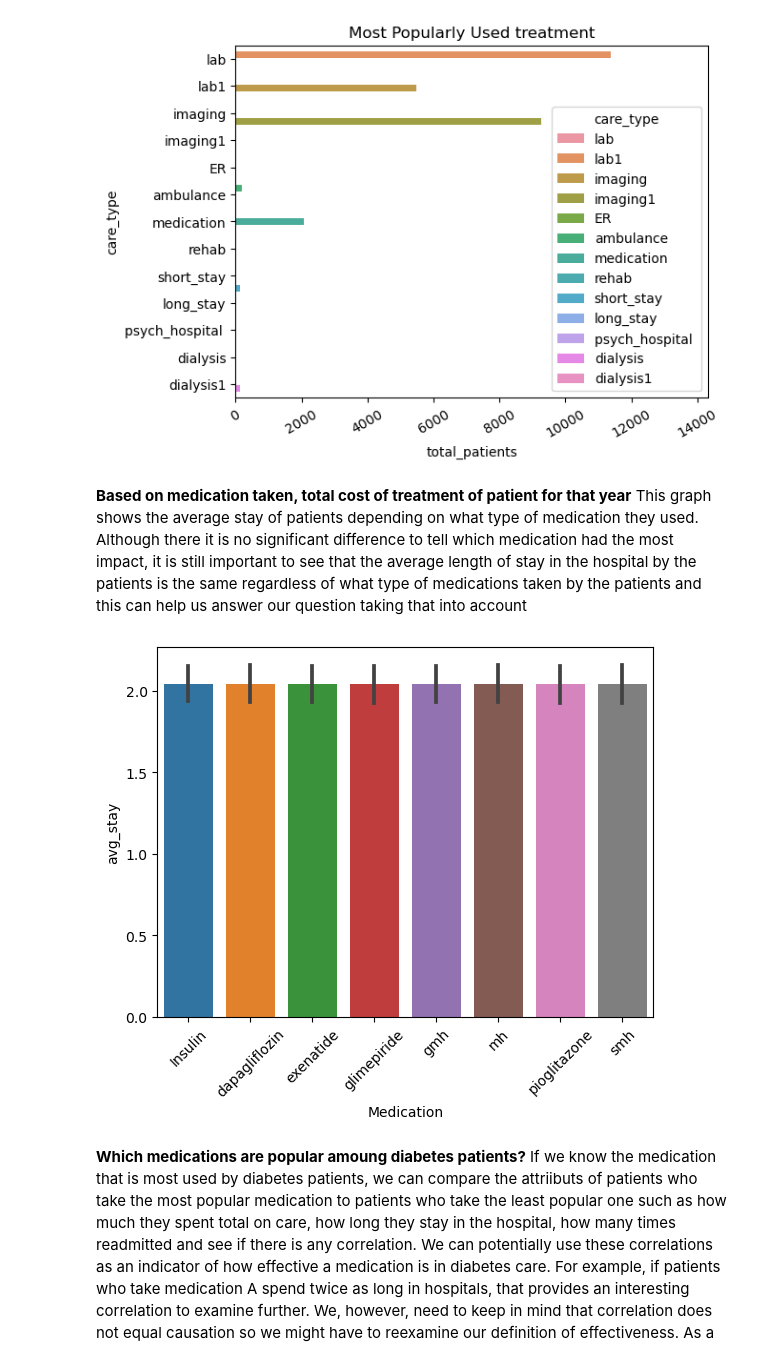
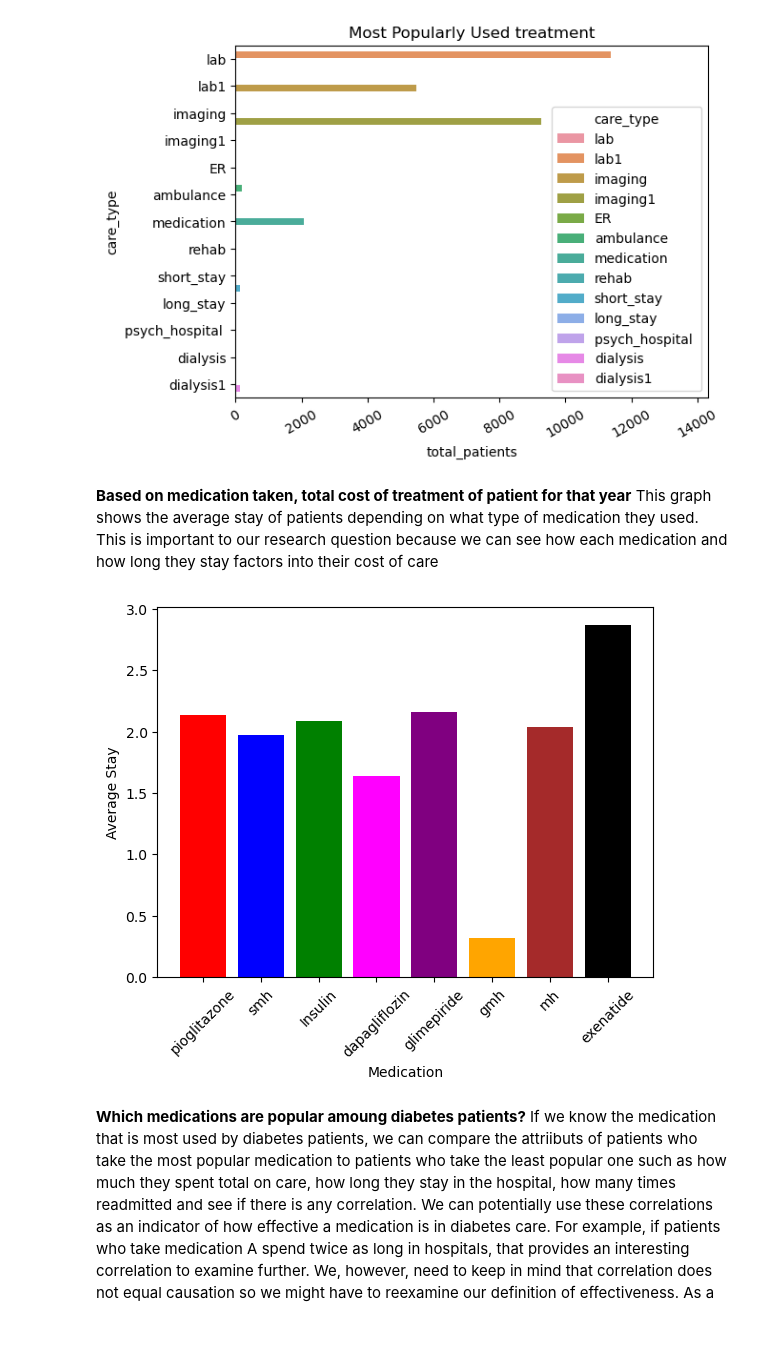
Before and after one commit to HarrietKumah/info2950-final-project, a Jupyter notebook: Phase_II.ipynb, the cells around one changed output. Drawn from its saved outputs; the diff is of its cells as text; code cells hidden in the pictures; blank space fills up the shorter version.

Commit message:
bar graphs
I fixed the bar graph for the average length of stay based on the medication taken and added the bar graph for the effectiveness of each medicine based on number of readmissions

```diff
--- a/Phase_II.ipynb
+++ b/Phase_II.ipynb
@@ -126,12 +126,13 @@ smh = medication_df['sitagliptin_and_metformin_hydrochloride']
 ID = patient_data_training_df['ID']
 Cost_actual = patient_data_training_df['TotalCost_Y_Actual']
 stays = patient_data_training_df['Avg._LOS']
+readmits = patient_data_training_df['#_Readmissions']
 
 #make a dataframe of each data
 sub_medication_df = pd.DataFrame({'ID': ID, 'Insulin': Insulin, 'dapagliflozin': dapagliflozin, 'exenatide':
 exenatide, 'glimepiride':glimepiride, 'gmh': gmh, 'mh' : mh, 'pioglitazone': pioglitazone, 'smh': smh})
 
-sub_patient_df = pd.DataFrame({'ID': ID, 'Total_actual': Cost_actual, 'avg_stay': stays})
+sub_patient_df = pd.DataFrame({'ID': ID, 'Total_actual': Cost_actual, 'avg_stay': stays, 'readmits': readmits})
 
 #combine necessary values from both dataframes
 merge_df = duckdb.sql("SELECT * FROM sub_patient_df INNER JOIN sub_medication_df ON sub_patient_df.ID = \
@@ -188,29 +189,34 @@ plt.show()
 # %% [output]
 [figure]
 # %% [markdown]
-**Based on medication taken, total cost of treatment of patient for that year** This graph shows the average stay of patients depending on what type of medication they used. Although there it is no significant difference to tell which medication had the most impact, it is still important to see that the average length of stay in the hospital by the patients is the same regardless of what type of medications taken by the patients and this can help us answer our question taking that into account
+**Based on medication taken, total cost of treatment of patient for that year** This graph shows the average stay of patients depending on what type of medication they used. This is important to our research question because we can see how each medication and how long they stay factors into their cost of care
 # %%
 sub_medication_df = pd.DataFrame({'ID': ID, 'Insulin': Insulin, 'dapagliflozin': dapagliflozin, 'exenatide':
 exenatide, 'glimepiride':glimepiride, 'gmh': gmh, 'mh' : mh, 'pioglitazone': pioglitazone, 'smh': smh})
 
-sub_patient_df = pd.DataFrame({'ID': ID, 'avg_stay': stays})
+sub_patient_df = pd.DataFrame({'ID': ID, 'avg_stay': stays, 'readmits': readmits})
 
 #combine necessary values from both dataframes
 merge_df = duckdb.sql("SELECT * FROM sub_patient_df INNER JOIN sub_medication_df ON sub_patient_df.ID = \
 sub_medication_df.ID").df()
 
-meds_stay_df  = pd.melt(merge_df, id_vars = ['ID', 'avg_stay'],
+meds_stay = pd.melt(merge_df, id_vars = ['ID', 'avg_stay'],
                                   value_vars = ['Insulin', 'dapagliflozin', 'exenatide', 'glimepiride', 'gmh','mh',
                                                 'pioglitazone', 'smh'], var_name='Medication')
-meds_stay_df  = meds_stay_df .dropna()
-meds_stay_df
+meds_stay = meds_stay.dropna()
 
 #Based on medication taken, total cost of treatment of patient for that year
-sns.barplot(data=meds_stay_df, x="Medication", y="avg_stay")
+meds_stay_df = duckdb.sql("SELECT Medication, AVG(avg_stay) AS average_stay FROM meds_stay WHERE \
+value > 0 GROUP BY Medication").df()
+meds_stay_df
+plt.bar(meds_stay_df['Medication'], meds_stay_df['average_stay'], color = ['red', 'blue', 'green', 'magenta', 'purple',
+                                                                          'orange', 'brown', 'black'])
+plt.xlabel('Medication')
+plt.ylabel('Average Stay')
 plt.xticks(rotation = 45)
 plt.show()
 # %% [output]
-[figure, old version]
+[figure, new version]
 # %% [markdown]
 **Which medications are popular amoung diabetes patients?**
 If we know the medication that is most used by diabetes patients, we can compare the attriibuts of patients who take the most popular medication to patients who take the least popular one such as how much they spent total on care, how long they stay in the hospital, how many times readmitted and see if there is any correlation. We can potentially use these correlations as an indicator of how effective a medication is in diabetes care. For example, if patients who take medication A spend twice as long in hospitals, that provides an interesting correlation to examine further. We, however, need to keep in mind that correlation does not equal causation so we might have to reexamine our definition of effectiveness.
```
Also changed, not shown: parts of 4 cells of this notebook.
